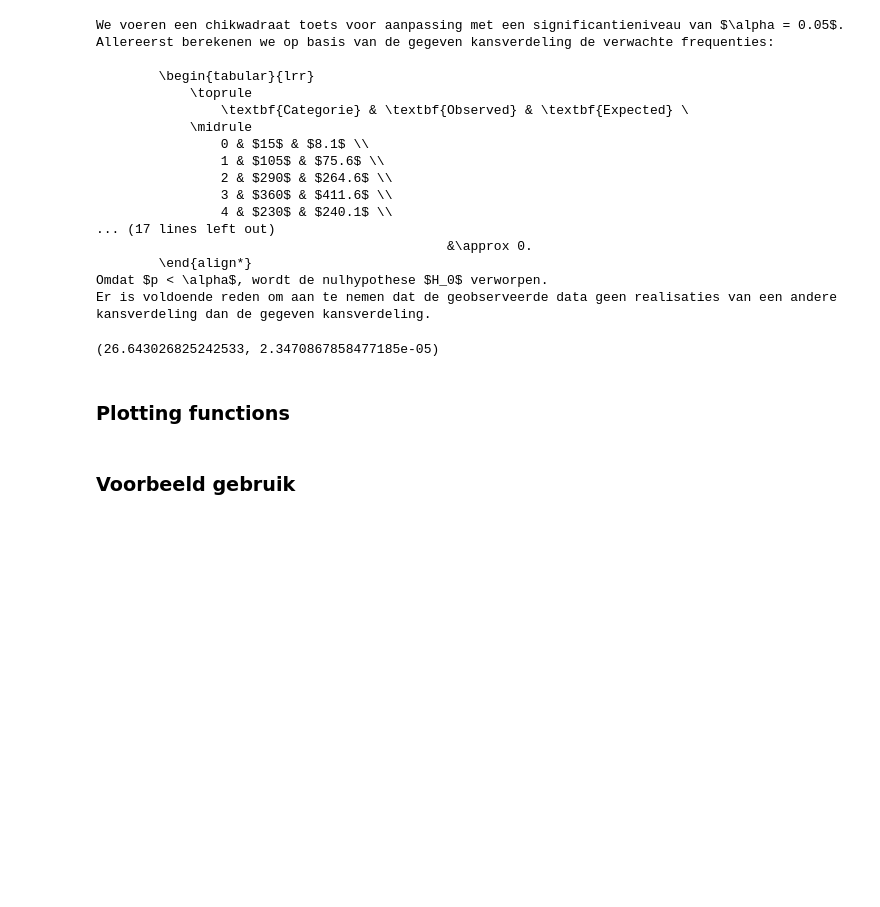
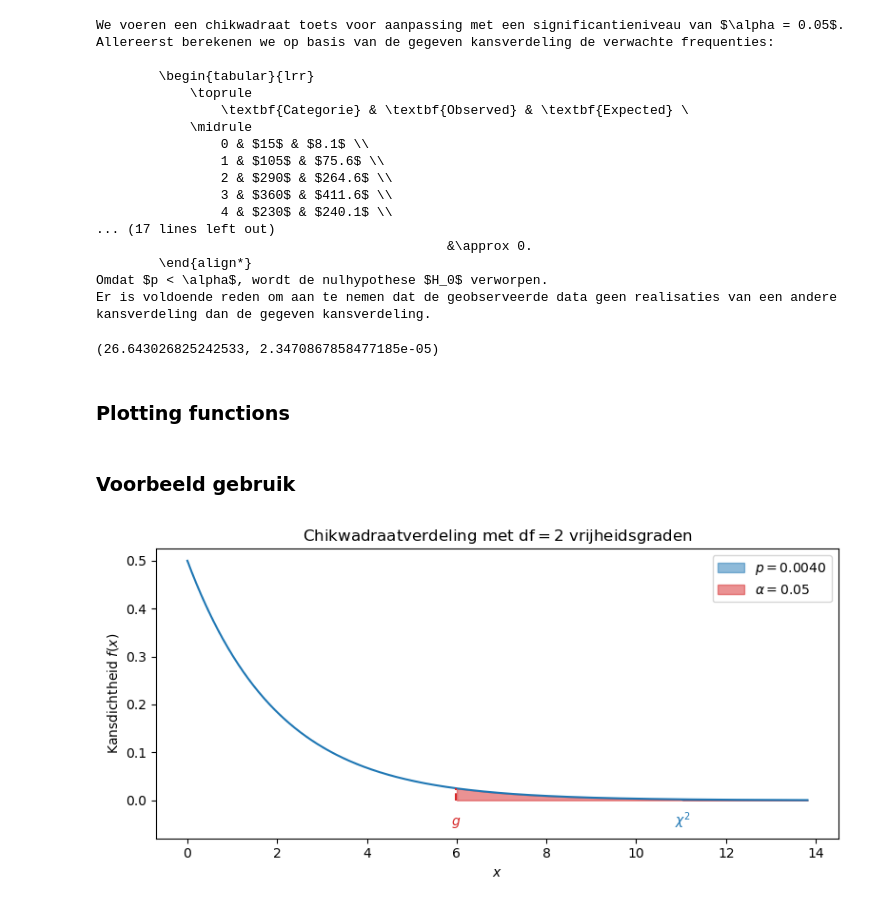
Before and after one commit to DBlom96/Statistiek, a Jupyter notebook: Python/statistics_utils/notebooks/chi_square.ipynb, the cells around one changed output. Drawn from its saved outputs; the diff is of its cells as text; code cells hidden in the pictures; blank space fills up the shorter version.

```diff
--- a/Python/statistics_utils/notebooks/chi_square.ipynb
+++ b/Python/statistics_utils/notebooks/chi_square.ipynb
@@ -379,12 +379,14 @@ def chi2_critical_value(test_statistic, alpha, df, filename):
 # %%
 # chi2_critical_value(test_statistic=None, alpha=0.05, df=6, filename=FIGURE_PATH + "chisq_test1.png")
 
-# chi2_critical_value(test_statistic=12.0660, alpha=0.01, df=2, filename=FIGURE_PATH + "chisq_test2.png")
+chi2_p_value(test_statistic=11.032, alpha=0.05, df=2, filename=FIGURE_PATH + "exam20260519_chisq_pval.png")
 
 # chi2_p_value(test_statistic=4.6402, alpha=0.01, df=1, filename=FIGURE_PATH + "chisq_test3.png")
 
 # chi2_critical_value(test_statistic=10.5717, alpha=0.05, df=3, filename=FIGURE_PATH + "chisq_test4.png")
 # chi2_p_value(test_statistic=10.5717, alpha=0.05, df=3, filename=FIGURE_PATH + "chisq_test5.png")
 
 # chi2_critical_value(test_statistic=10.1366, alpha=0.05, df=3, filename=FIGURE_PATH + "chisq_test6.png")
 # chi2_p_value(test_statistic=10.1366, alpha=0.05, df=3, filename=FIGURE_PATH + "chisq_test7.png")
+# %% [output]
+[figure, added]
```
Also changed, not shown: 8 other files.
